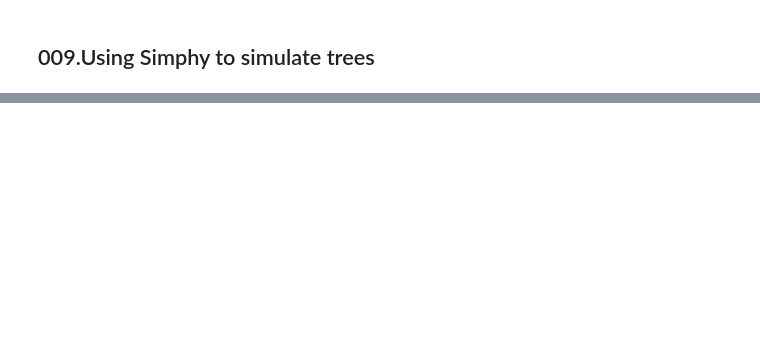
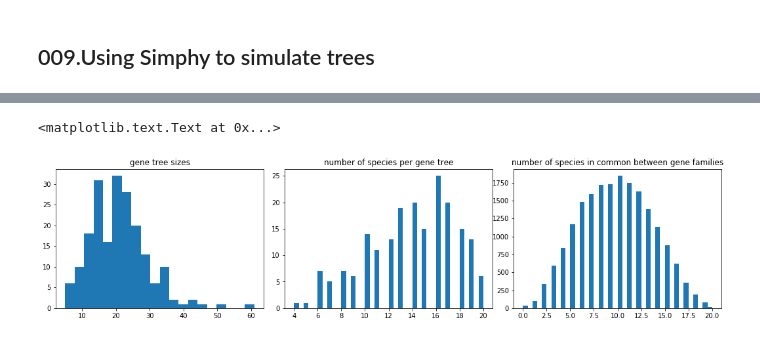
Before and after one commit to leomrtns/genefam-dist, a Jupyter notebook: docs/009.simphy_simulation.ipynb, the cells around one changed output, grey strips where cells are left out. Cells and saved outputs as stored; diff of their text form; code cells hidden in the pictures; blank space fills up the shorter version.

```diff
--- a/docs/009.simphy_simulation.ipynb
+++ b/docs/009.simphy_simulation.ipynb
@@ -51,12 +51,9 @@ def simphy(ntaxa=8, n_sp=4, nloci=2):
     proc_run = subprocess.run("rm -rf " + tmp_dir, shell=True, stdout=subprocess.PIPE, universal_newlines=True)
     return sp_trees, gn_trees
 # %%
-st, gt = simphy(ntaxa=20, nloci=20, n_sp=5)
+st, gt = simphy(ntaxa=20, nloci=50, n_sp=4)
 spstring = ""
 for sptree in st:
     spstring += sptree.as_string("newick",suppress_edge_lengths=True).rstrip()
 print ("spstring:: ", spstring) # dendropy.TreeList(st) also returns treelist object
-for row in gt:
-    for tre in row:
-        print (tre.as_string("newick",suppress_edge_lengths=True))
 # %% [output]
@@ -80,10 +62,20 @@ spstring::  (s1,((((s15,((s10,(s16,s3)),s19)),s13),(((s20,(s2,s14)),(((s17,s6),(
 # %%
-sp2 = treesignal.lowlevel_randomise_trees_with_spr_string(spstring, n_copies=20, n_spr=2)
+sp2 = treesignal.lowlevel_randomise_trees_with_spr_string(spstring, n_copies=3, n_spr=1)
+sp2 = treesignal.lowlevel_randomise_trees_with_spr_string(sp2, n_copies=5, n_spr=2)
 # %%
-ts = treesignal.TreeSignal(sp_trees = dendropy.TreeList.get( data=sp2, schema="newick"), replicates=500)
+sp_treelist = dendropy.TreeList.get( data=sp2, schema="newick")
+#for i,t in enumerate(sp_treelist):
+#    print (i, " -> ", t.as_string("newick"))
+ts = treesignal.TreeSignal(sp_trees = sp_treelist, replicates=500)
 # %%
+def get_tree_sizes(tree):
+    sp_names = [leaf.taxon.label.split("_")[0] for leaf in tree.leaf_nodes()]
+    return set(sp_names), len(sp_names)
+
 feat_mat = []
 label = []
+spnames = []
+tsize = []
 idx = 0
 for row in gt:
     for tre in row:
@@ -91,6 +83,9 @@ for row in gt:
         if spectrum.max() > -1.:
             feat_mat.append(spectrum)
             label.append(idx)
+            nm, sz = get_tree_sizes(tre)
+            spnames.append(nm)
+            tsize.append(sz)
     idx+=1
 feat_mat = np.array(feat_mat)
 print ("dimensions: ", feat_mat.shape, len(label)); # print (feat_mat)
@@ -102,0 +94,15 @@ transf=manifold.MDS(n_components=2).fit_transform(feat_mat[:,:180]) ## TSNE or M
+# %%
+fig, axes = plt.subplots(1,3) ; fig.set_size_inches(15, 3)
+fig.subplots_adjust(top=.99, bottom=.01, left=.03, right=.97, wspace=.1, hspace=.1)
+
+axes[0].hist(tsize, 20)
+axes[0].set_title("gene tree sizes")
+axes[1].hist([len(x) for x in spnames], 40)
+axes[1].set_title("number of species per gene tree")
+
+common = [len(spnames[i].intersection(spnames[j])) for i in range(len(spnames)) for j in range(i)]
+axes[2].hist(common, 40)
+axes[2].set_title("number of species in common between gene families")
+# %% [output]
+<matplotlib.text.Text at 0x...>
+[figure, added]
```
Also changed, not shown: parts of 8 cells of this notebook, 10 other files.
